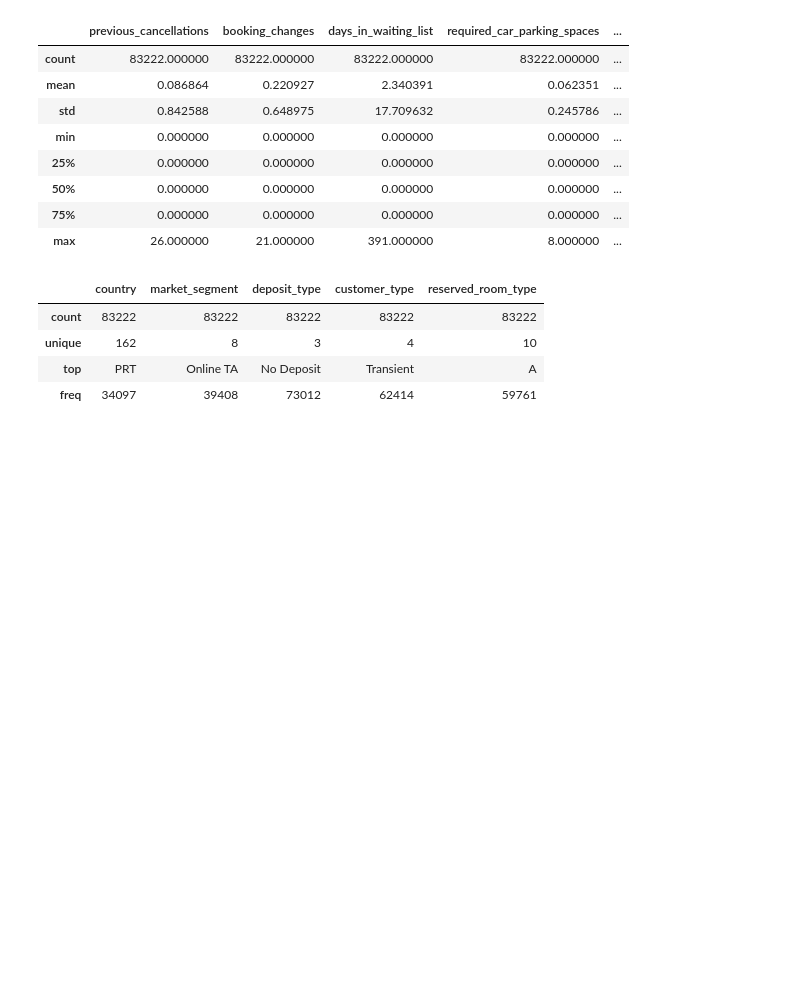
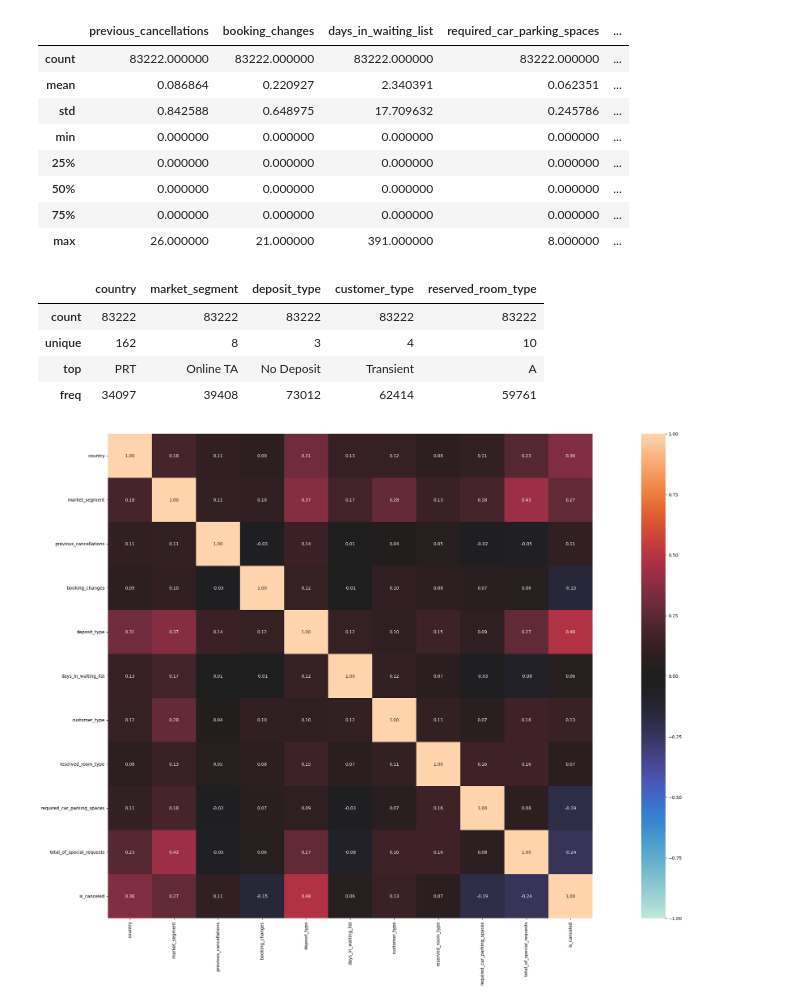
Before and after one commit to amon3333/Capstone-project-3-Andi-M.-Al-Fayed, a Jupyter notebook: Capstone Project Module 3 Andi M. Al Fayed.ipynb, the cells around one changed output. Drawn from its saved outputs; the diff is of its cells as text; code cells hidden in the pictures; blank space fills up the shorter version.

```diff
--- a/Capstone Project Module 3 Andi M. Al Fayed.ipynb
+++ b/Capstone Project Module 3 Andi M. Al Fayed.ipynb
@@ -283,3 +284,8 @@ None
 | unique | 162 | 8 | 3 | 4 | 10 |
 | top | PRT | Online TA | No Deposit | Transient | A |
 | freq | 34097 | 39408 | 73012 | 62414 | 59761 |
+# %%
+associations(df, figsize = (40, 20))
+plt.show()
+# %% [output]
+[figure, added]
```
Also changed, not shown: parts of 1 cell of this notebook.
